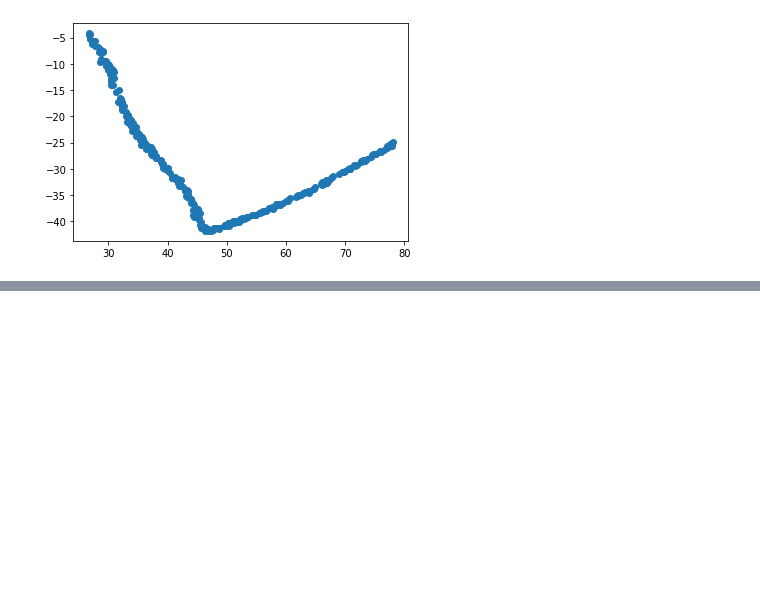
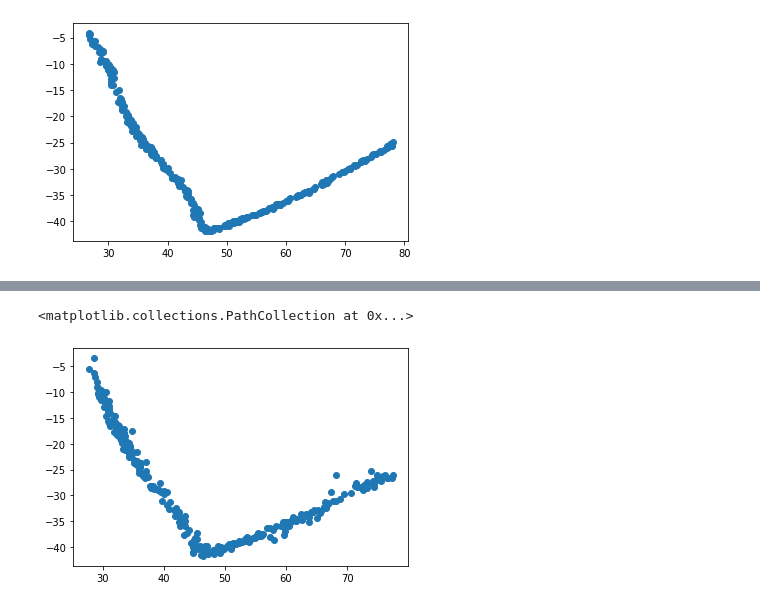
Before and after one commit to vlnraf/ml-project, a Jupyter notebook: src/pytorch/Pytorch Grid.ipynb, the cells around one changed output, grey strips where cells are left out. Cells and saved outputs as stored; diff of their text form; code cells hidden in the pictures; blank space fills up the shorter version.

```diff
--- a/src/pytorch/Pytorch Grid.ipynb
+++ b/src/pytorch/Pytorch Grid.ipynb
@@ -383,0 +473,9 @@ mean_euclidean_error(prova, yval)
+# %%
+prova = nett.predict(Xval)
+# %%
+x1 = prova[:,0]
+y1 = prova[:,1]
+plt.scatter(x1, y1)
+# %% [output]
+<matplotlib.collections.PathCollection at 0x...>
+[figure, added]
```
Also changed, not shown: parts of 21 cells of this notebook, 8 other files.
